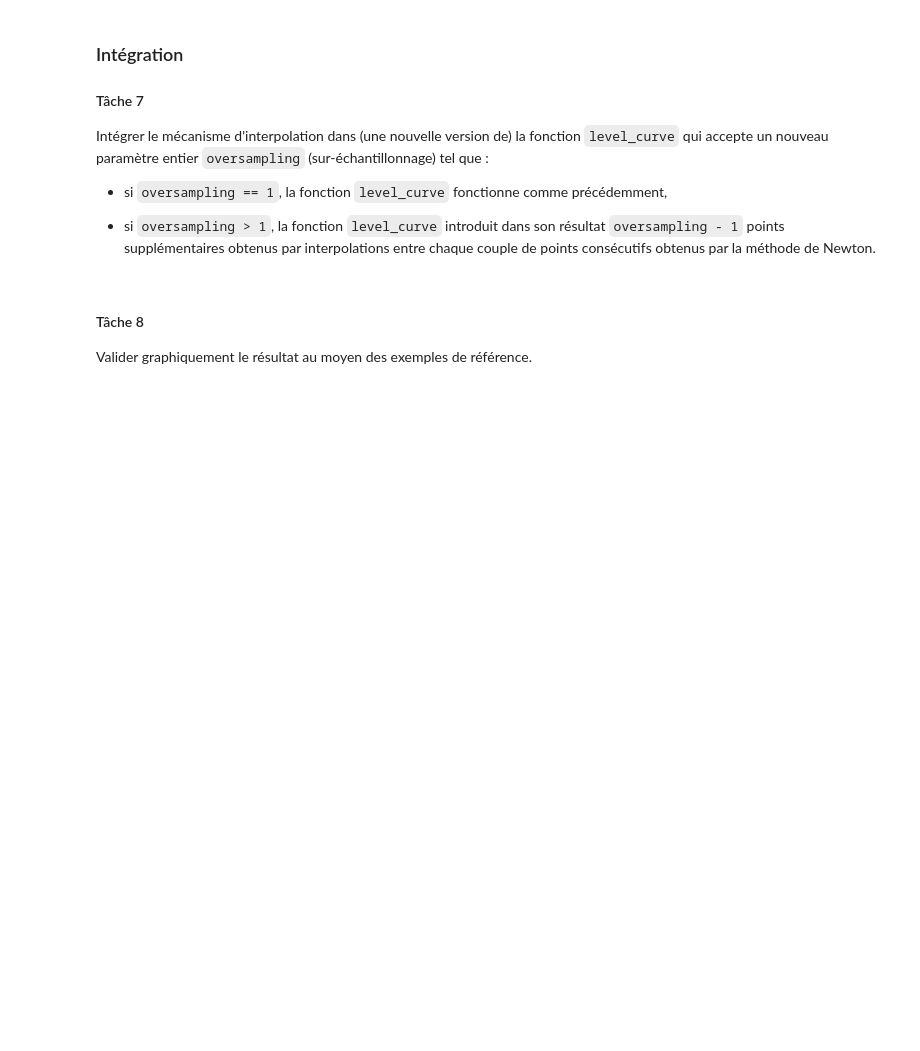
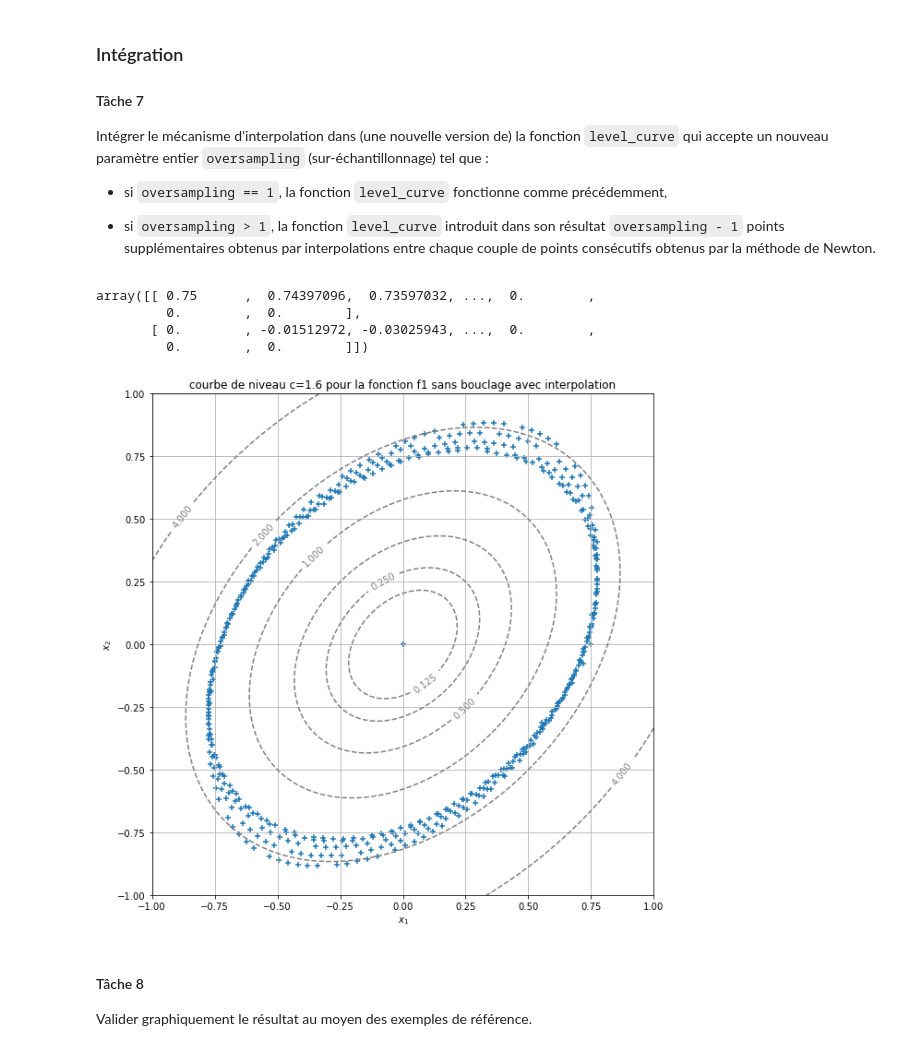
Before and after one commit to pierrechapel/projetmathsinfo, a Jupyter notebook: notebook ChapelThuillier.ipynb, the cells around one changed output. Saved outputs shown, nothing was run; the diff lists cells and outputs as text; code cells hidden in the pictures; blank space fills up the shorter version.

```diff
--- a/notebook ChapelThuillier.ipynb
+++ b/notebook ChapelThuillier.ipynb
@@ -532,16 +543,12 @@ def gamma(t, P1, P2, u1, u2):
         f = P2[1] - P1[1] - coeff*u1[1]
         x = a + b*t + c*t**2
         y = d + e*t + f*t**20
-        plt.scatter(x,y)
         return np.array([x, y])
     else:
         # dans le meilleur des cas on ne peut interpoler que par la
         #droite qui passe par les deux points et sinon l'énoncé dit de le faire quand même :
         x = P1[0] + (P2[0]-P1[0])*t
         y = P1[1] + (P2[1] - P1[1])*t
-        plt.scatter(x,y)
         return np.array([x, y])
-    ax.arrow(P1[0],P1[1],u1[0],u1[1], color ='red', head_width = 0.1 )
-    ax.arrow(P2[0],P2[1],u2[0],u2[1], color ='blue', head_width = 0.1 )
 # %%
 
@@ -558,6 +565,52 @@ Intégrer le mécanisme d'interpolation dans (une nouvelle version de) la foncti
   - si `oversampling == 1`, la fonction `level_curve` fonctionne comme précédemment,
 
   - si `oversampling > 1`, la fonction `level_curve` introduit dans son résultat `oversampling - 1` points supplémentaires obtenus par interpolations entre chaque couple de points consécutifs obtenus par la méthode de Newton.
+# %%
+
+def level_curve7(f, g, x0, y0, eps, oversampling, delta=0.1, N=1000, n=100):
+    if oversampling == 1 :
+        return level_curve4(f, g, x0, y0, eps, oversampling, delta=0.1, N=1000, n=100)
+    else :
+        global pas
+        pas = delta
+        points = np.zeros(shape=(2, N*oversampling))
+        points[0][0], points[1][0] = x0, y0
+        for i in range(oversampling, N*oversampling, oversampling):
+            global x
+            global y
+            x, y = points[0, i-oversampling], points[1, i-oversampling]
+            gra = grad(f)(x, y)
+            direction = (matrice_rotation@gra)*delta/np.linalg.norm(gra)
+            x1, y1 = x + direction[0], y + direction[1]
+            # La boucle est-elle bouclée ?
+            points[0][i], points[1][i] = Newton(g, x1, y1, eps, n)[
+                0], Newton(g, x1, y1, eps, n)[1]
+            tangente1 = tangente1 = matrice_rotation@gra
+            tangente2 = matrice_rotation@grad(f)(points[0][i], points[1][i])
+            for k in range(1,oversampling):
+                interpolation = gamma(np.linspace(0,1,oversampling+1),[x,y],[points[0,i], points[1][i]],tangente1, tangente2)
+                points[0][k+i-oversampling], points[1,k+i-oversampling] = interpolation[0][k], interpolation[1][k]
+                if intersection_segment(x0, y0, points[0, 1], points[1, 1], points[0][i+k-1], points[1][i+k-1],
+                                        points[0][i+k], points[1][i+k]) == False and (i- oversampling+k != 1 and i-oversampling+k != 2):
+                    return points[:, 0:i+k]
+                elif i-oversampling+k>3 and intersection_segment(points[0,2], points[1,2], points[0, 1], points[1, 1], points[0][i+k-1], points[1][i+k-1], points[0][i+k], points[1][i+k]) == False:
+                    return points[:, 0:i+k]
+        return points
+# %%
+level_curve7(f1, fonction_avec_contrainte1, 0.75, 0.0, 0.01,10, 0.3, 100, 100)
+# %% [output]
+array([[ 0.75      ,  0.74397096,  0.73597032, ...,  0.        ,
+         0.        ,  0.        ],
+       [ 0.        , -0.01512972, -0.03025943, ...,  0.        ,
+         0.        ,  0.        ]])
+# %%
+coordonnées71 = level_curve7(f1, fonction_avec_contrainte1, 0.75, 0.0, 0.01,5, 0.5, 100, 100)
+
+display_contour2(f1, coordonnées71, f"courbe de niveau c={level} pour la fonction f1 sans bouclage avec interpolation", x=np.linspace(-1.0, 1.0, 100),
+                y=np.linspace(-1.0, 1.0, 100),
+                levels=[2**i for i in range(-3, 8)])
+# %% [output]
+[figure, added]
 # %% [markdown]
 #### Tâche 8
 
```
Also changed, not shown: parts of 2 cells of this notebook.
